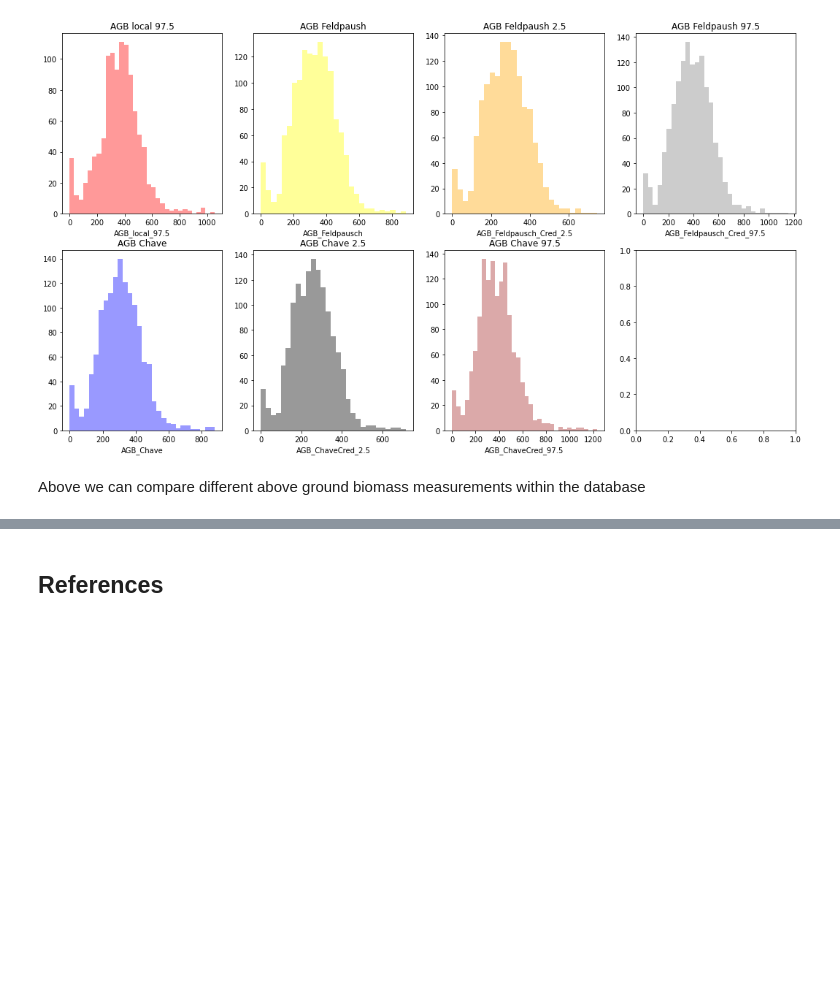
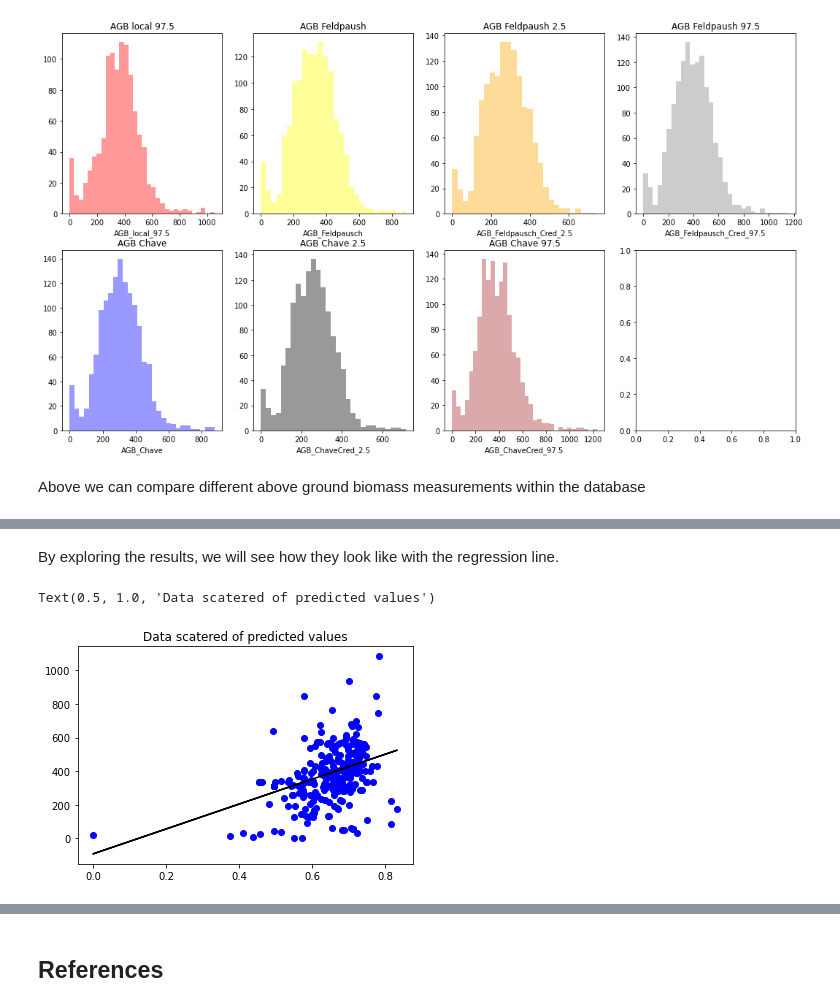
Before and after one commit to Manuferu/Machine_Learning_and_Stats, a Jupyter notebook: scikit-learn.ipynb, the cells around one changed output, grey strips where cells are left out. Drawn from its saved outputs; the diff is of its cells as text; code cells hidden in the pictures; blank space fills up the shorter version.

```diff
--- a/scikit-learn.ipynb
+++ b/scikit-learn.ipynb
@@ -206,0 +246,6 @@ Above we can compare different above ground biomass measurements within the data
+# %%
+
+df_sub = df[['Wood density','H_Lorey_local', 'Altitude', 'MinDBH', 'AGB_ChaveCred_97.5']]
+# Eliminating NaN or missing input numbers
+df_sub.fillna(method ='ffill', inplace = True)
+df_sub
@@ -206,0 +276,6 @@ Above we can compare different above ground biomass measurements within the data
+# %%
+X = np.array(df_sub['Wood density']).reshape(-1, 1)
+y = np.array(df_sub['AGB_ChaveCred_97.5']).reshape(-1, 1)
+z = np.array(df_sub['H_Lorey_local']).reshape(-1, 1)
+t = np.array(df_sub['MinDBH']).reshape(-1, 1)
+d = np.array(df_sub['Altitude']).reshape(-1, 1)
@@ -206,0 +284,19 @@ Above we can compare different above ground biomass measurements within the data
+# %%
+import numpy as np
+import pandas as pd
+import seaborn as sns
+import matplotlib.pyplot as plt
+from sklearn import preprocessing, svm
+from sklearn.model_selection import train_test_split
+from sklearn.linear_model import LinearRegression
+
+df_sub.dropna(inplace = True)
+
+# Dropping any rows with Nan values
+X_train, X_test, y_train, y_test = train_test_split(X, y, test_size = 0.20)
+
+# Splitting the data into training and testing data
+regr = LinearRegression()
+
+regr.fit(X_train, y_train)
+print(regr.score(X_test, y_test))
@@ -206,0 +309,10 @@ Above we can compare different above ground biomass measurements within the data
+# %% [markdown]
+By exploring the results, we will see how they look like with the regression line.
+# %%
+y_pred=regr.predict(X_test)
+plt.scatter(X_test,y_test, color='b')
+plt.plot(X_test, y_pred, color = 'k')
+plt.title("Data scatered of predicted values")
+# %% [output]
+Text(0.5, 1.0, 'Data scatered of predicted values')
+[figure, added]
```
Also changed, not shown: parts of 41 cells of this notebook.
